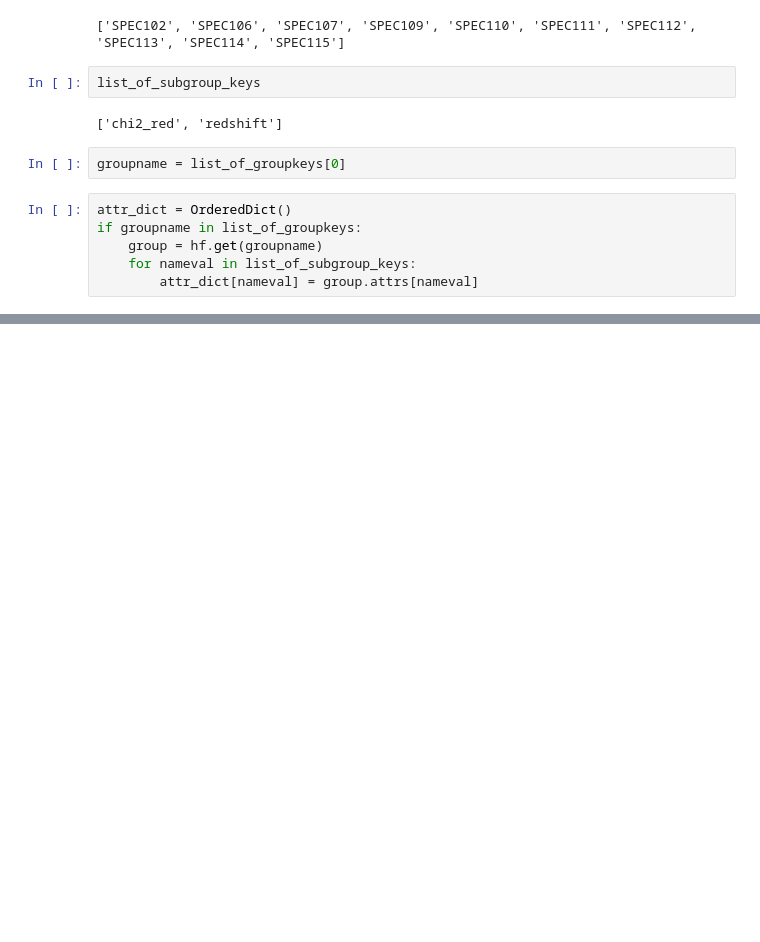
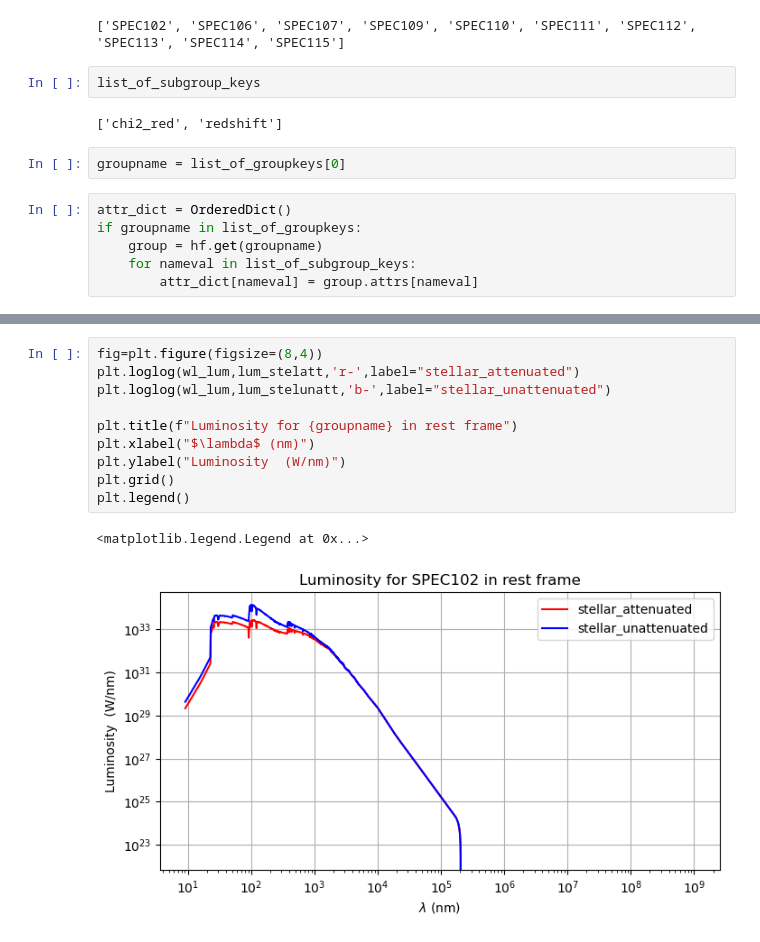
Before and after one commit to sylvielsstfr/Fors2pcigale, a Jupyter notebook: docs/notebooks/pcigale_runs/pcig_run_2024-02-05/cigale_save_fitresults-loop.ipynb, the cells around one changed output, grey strips where cells are left out. Cells and saved outputs as stored; diff of their text form; blank space fills up the shorter version.

```diff
--- a/docs/notebooks/pcigale_runs/pcig_run_2024-02-05/cigale_save_fitresults-loop.ipynb
+++ b/docs/notebooks/pcigale_runs/pcig_run_2024-02-05/cigale_save_fitresults-loop.ipynb
@@ -1175,0 +1177,13 @@ plt.legend()
+# %%
+fig=plt.figure(figsize=(8,4))
+plt.loglog(wl_lum,lum_stelatt,'r-',label="stellar_attenuated")
+plt.loglog(wl_lum,lum_stelunatt,'b-',label="stellar_unattenuated")
+
+plt.title(f"Luminosity for {groupname} in rest frame")
+plt.xlabel("$\lambda$ (nm)")
+plt.ylabel("Luminosity  (W/nm)")
+plt.grid()
+plt.legend()
+# %% [output]
+<matplotlib.legend.Legend at 0x...>
+[figure, added]
```
Also changed, not shown: parts of 4 cells of this notebook, 1 other file.
